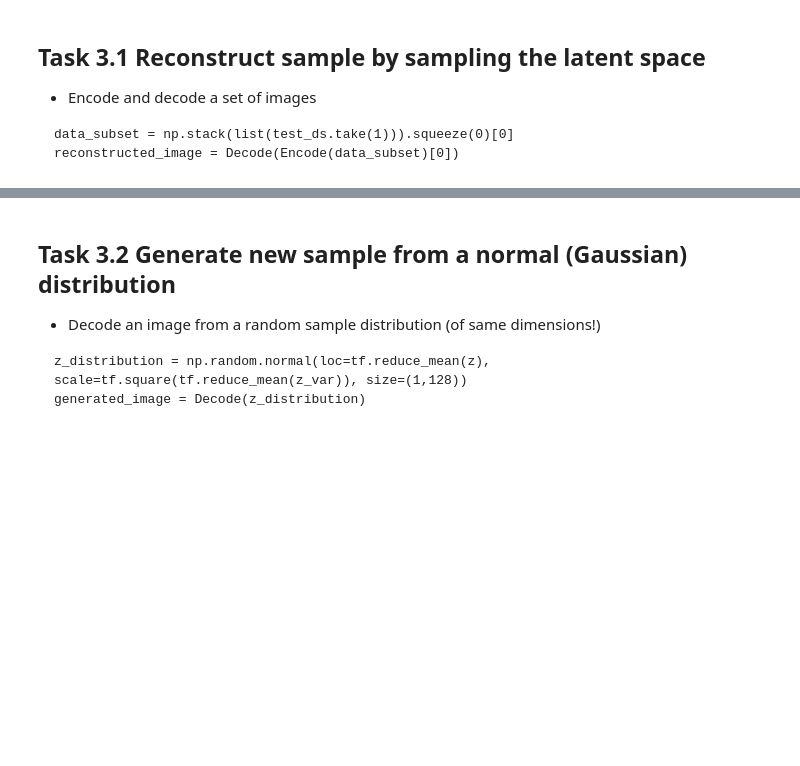
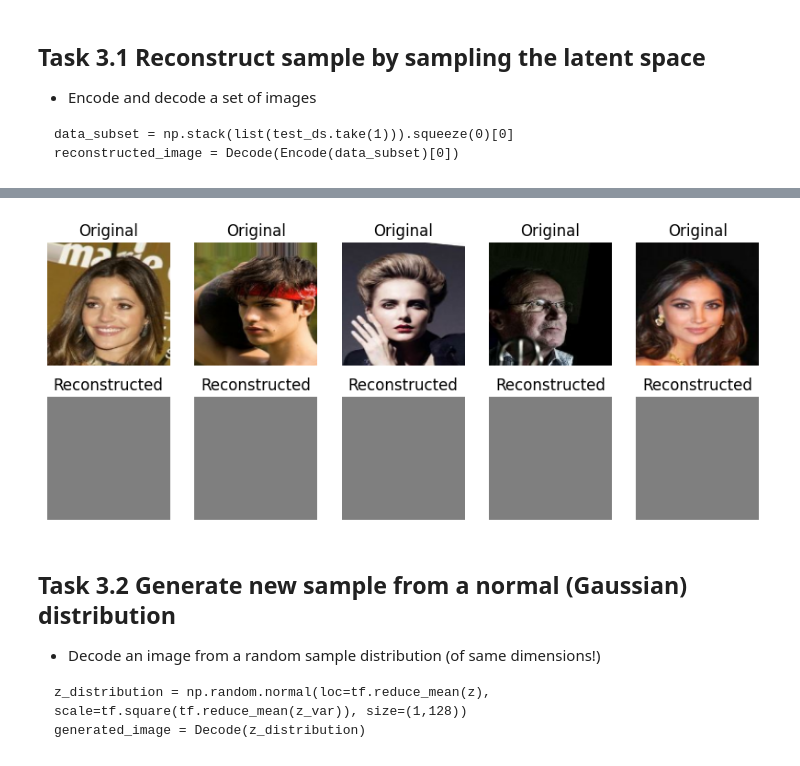
Before and after one commit to SushantSriv/Background-Generator, a Jupyter notebook: CA4_Template.ipynb, the cells around one changed output, grey strips where cells are left out. Drawn from its saved outputs; the diff is of its cells as text; code cells hidden in the pictures; blank space fills up the shorter version.

```diff
--- a/CA4_Template.ipynb
+++ b/CA4_Template.ipynb
@@ -961,0 +893,68 @@ Reconstructed Images Shape:
+# %%
+import numpy as np
+import tensorflow as tf
+from tensorflow import keras
+
+# Assuming you have encoder_model and decoder_model
+img_h, img_w, img_c = 128, 128, 3
+hidden_dim = [64, 128, 256]
+latent_dim = 64
+
+encoder_model = encoder((img_h, img_w, img_c), hidden_dim, latent_dim, 'Encoder')
+decoder_model = decoder(img_c, hidden_dim, latent_dim, 'Decoder')
+
+# Load your trained weights if not done already
+# encoder_model.load_weights("path/to/encoder_weights.h5")
+# decoder_model.load_weights("path/to/decoder_weights.h5")
+
+## Function to encode and decode a set of images
+# Function to encode and decode a set of images with debugging statements
+def reconstruct_images_debug(encoder, decoder, dataset):
+    # Take a subset of the dataset
+    data_subset = np.stack(list(dataset.take(1))).squeeze(0)[0]
+
+    # Encode the data subset
+    z_mu, z_var = encoder(data_subset)
+    z = z_mu + tf.exp(0.5 * z_var) * tf.random.normal(tf.shape(z_mu))
+
+    # Debugging: Print or visualize the latent space representation
+    print("Latent space (z):", z.numpy())
+
+    # Debugging: Print or visualize the decoder input
+    print("Decoder input shape:", z.shape)
+
+    # Decode the encoded representation
+    reconstructed_images = decoder(z)
+
+    # Debugging: Print or visualize the output of the decoder
+    print("Reconstructed images shape:", reconstructed_images.shape)
+
+    return data_subset, reconstructed_images
+
+# Call the function to reconstruct images with debugging
+original_images_debug, reconstructed_images_debug = reconstruct_images_debug(encoder_model, decoder_model, test_ds)
+
+
+
+# Function to plot images
+def plot_images(original, reconstructed):
+    n = 5
+    plt.figure(figsize=(2 * n, 4))
+    for i in range(n):
+        # Original image
+        plt.subplot(2, n, i + 1)
+        plt.imshow(original[i])
+        plt.title("Original")
+        plt.axis("off")
+
+        # Reconstructed image
+        plt.subplot(2, n, i + n + 1)
+        plt.imshow(reconstructed[i])
+        plt.title("Reconstructed")
+        plt.axis("off")
+
+    plt.show()
+
+# Plot the images
+plot_images(original_images, reconstructed_images)
+# %% [output]
@@ -962,3 +976,4 @@ Reconstructed Images Shape:
+[figure, added]
 # %% [markdown]
 ## Task 3.2 Generate new sample from a normal (Gaussian) distribution
 - Decode an image from a random sample distribution (of same dimensions!)
```
Also changed, not shown: parts of 10 cells of this notebook.
